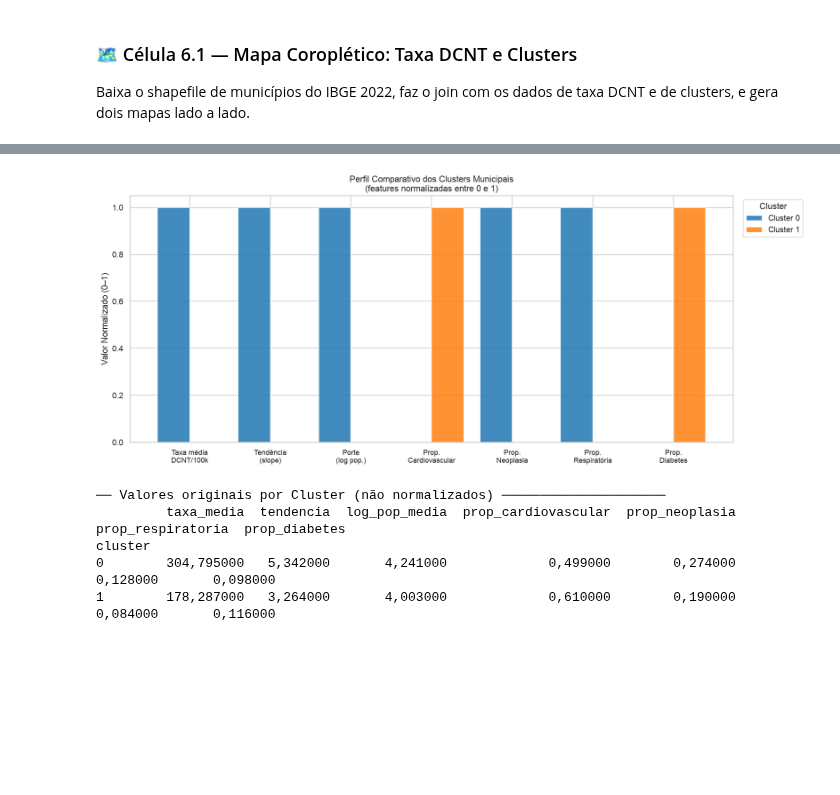
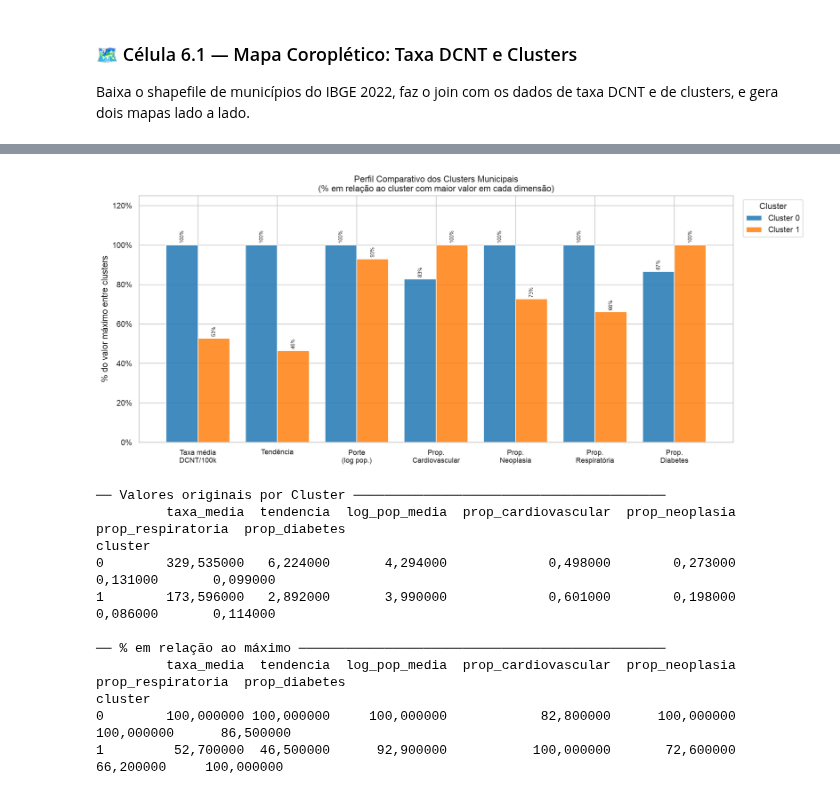
Before and after one commit to RodrigoVelez/mpti-cd_202601-projeto, a Jupyter notebook: projeto_cd_2026_01.ipynb, the cells around one changed output, grey strips where cells are left out. Saved outputs shown, nothing was run; the diff lists cells and outputs as text; code cells hidden in the pictures; blank space fills up the shorter version.

Commit message:
Concçlusão da entrega E3 (Semana 4)

```diff
--- a/projeto_cd_2026_01.ipynb
+++ b/projeto_cd_2026_01.ipynb
@@ -2528,52 +2579,64 @@ Compara os clusters nas dimensões taxa média, tendência e composição DCNT.
 # %%
 # ── Semana 4 / 6.2: Perfil Comparativo dos Clusters ──────────────────────────
-from sklearn.preprocessing import MinMaxScaler
-
 FEAT_LABELS = {
     'taxa_media'          : 'Taxa média\nDCNT/100k',
-    'tendencia'           : 'Tendência\n(slope)',
+    'tendencia'           : 'Tendência',
     'log_pop_media'       : 'Porte\n(log pop.)',
     'prop_cardiovascular' : 'Prop.\nCardiovascular',
     'prop_neoplasia'      : 'Prop.\nNeoplasia',
     'prop_respiratoria'   : 'Prop.\nRespiratória',
     'prop_diabetes'       : 'Prop.\nDiabetes',
 }
 
-# Usa apenas as colunas que de fato existem no dataframe (evita KeyError)
 feat_display_cols = [c for c in FEAT_COLS if c in features.columns and c in FEAT_LABELS]
 labels = [FEAT_LABELS[c] for c in feat_display_cols]
 
-perfil_num  = features.groupby('cluster')[feat_display_cols].mean()
-mms         = MinMaxScaler()
-perfil_norm = pd.DataFrame(
-    mms.fit_transform(perfil_num),
-    index=perfil_num.index,
-    columns=perfil_num.columns)
+perfil_num = features.groupby('cluster')[feat_display_cols].mean()
+
+# Percentual em relação ao maior valor de cada feature entre os clusters
+# Garante que todas as barras são visíveis e o leitor vê quanto cada cluster
+# representa do cluster "líder" naquela dimensão
+perfil_pct = perfil_num.div(perfil_num.max()) * 100
 
 x     = np.arange(len(labels))
 width = 0.8 / K_FINAL
 
 fig, ax = plt.subplots(figsize=(14, 6))
-for i, row in perfil_norm.iterrows():
+for i, row in perfil_pct.iterrows():
     offset = (i - (K_FINAL - 1) / 2) * width
-    ax.bar(x + offset, row[feat_display_cols].values, width,
-           label=f'Cluster {i}', color=PALETTE[i], alpha=0.85)
+    bars = ax.bar(x + offset, row[feat_display_cols].values, width,
+                  label=f'Cluster {i}', color=PALETTE[i], alpha=0.85)
+    for bar in bars:
+        h = bar.get_height()
+        ax.text(bar.get_x() + bar.get_width() / 2, h + 0.8,
+                f'{h:.0f}%', ha='center', va='bottom', fontsize=7, rotation=90)
 
 ax.set_xticks(x)
 ax.set_xticklabels(labels, fontsize=10)
-ax.set_ylabel('Valor Normalizado (0–1)')
-ax.set_title('Perfil Comparativo dos Clusters Municipais\n(features normalizadas entre 0 e 1)')
+ax.set_ylabel('% do valor máximo entre clusters')
+ax.set_ylim(0, 125)
+ax.set_title('Perfil Comparativo dos Clusters Municipais\n(% em relação ao cluster com maior valor em cada dimensão)')
 ax.legend(title='Cluster', bbox_to_anchor=(1.01, 1), loc='upper left')
+ax.yaxis.set_major_formatter(mticker.PercentFormatter(decimals=0))
 plt.tight_layout()
 plt.savefig(OURO_DIR / 'clustering_perfil.png', dpi=130, bbox_inches='tight')
 plt.show()
 
-print('── Valores originais por Cluster (não normalizados) ─────────────────────')
+print('── Valores originais por Cluster ────────────────────────────────────────')
 print(perfil_num.round(3).to_string())
+print()
+print('── % em relação ao máximo ───────────────────────────────────────────────')
+print(perfil_pct.round(1).to_string())
 # %% [output]
-[figure, old version]
+[figure, new version]
-── Valores originais por Cluster (não normalizados) ─────────────────────
+── Valores originais por Cluster ────────────────────────────────────────
          taxa_media  tendencia  log_pop_media  prop_cardiovascular  prop_neoplasia  prop_respiratoria  prop_diabetes
 cluster
-0        304,795000   5,342000       4,241000             0,499000        0,274000           0,128000       0,098000
-1        178,287000   3,264000       4,003000             0,610000        0,190000           0,084000       0,116000
+0        329,535000   6,224000       4,294000             0,498000        0,273000           0,131000       0,099000
+1        173,596000   2,892000       3,990000             0,601000        0,198000           0,086000       0,114000
+
+── % em relação ao máximo ───────────────────────────────────────────────
+         taxa_media  tendencia  log_pop_media  prop_cardiovascular  prop_neoplasia  prop_respiratoria  prop_diabetes
+cluster
+0        100,000000 100,000000     100,000000            82,800000      100,000000         100,000000      86,500000
+1         52,700000  46,500000      92,900000           100,000000       72,600000          66,200000     100,000000
```
Also changed, not shown: parts of 5 cells of this notebook, 1 other file.
